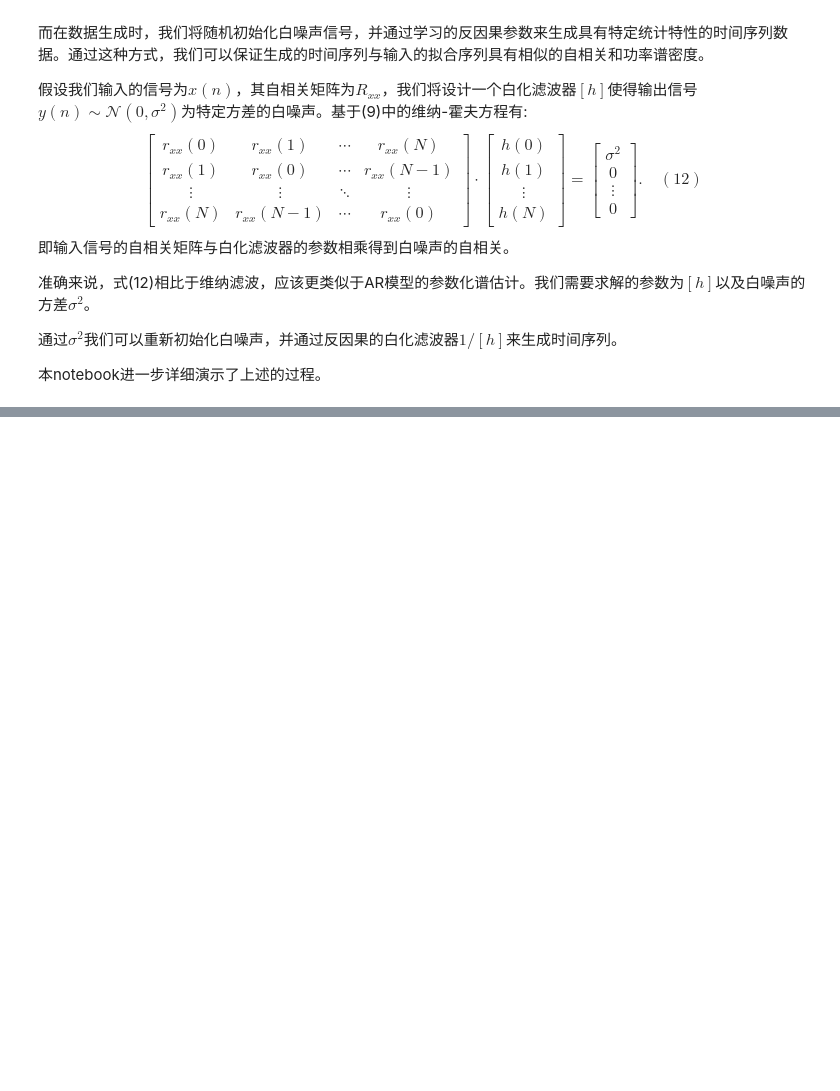
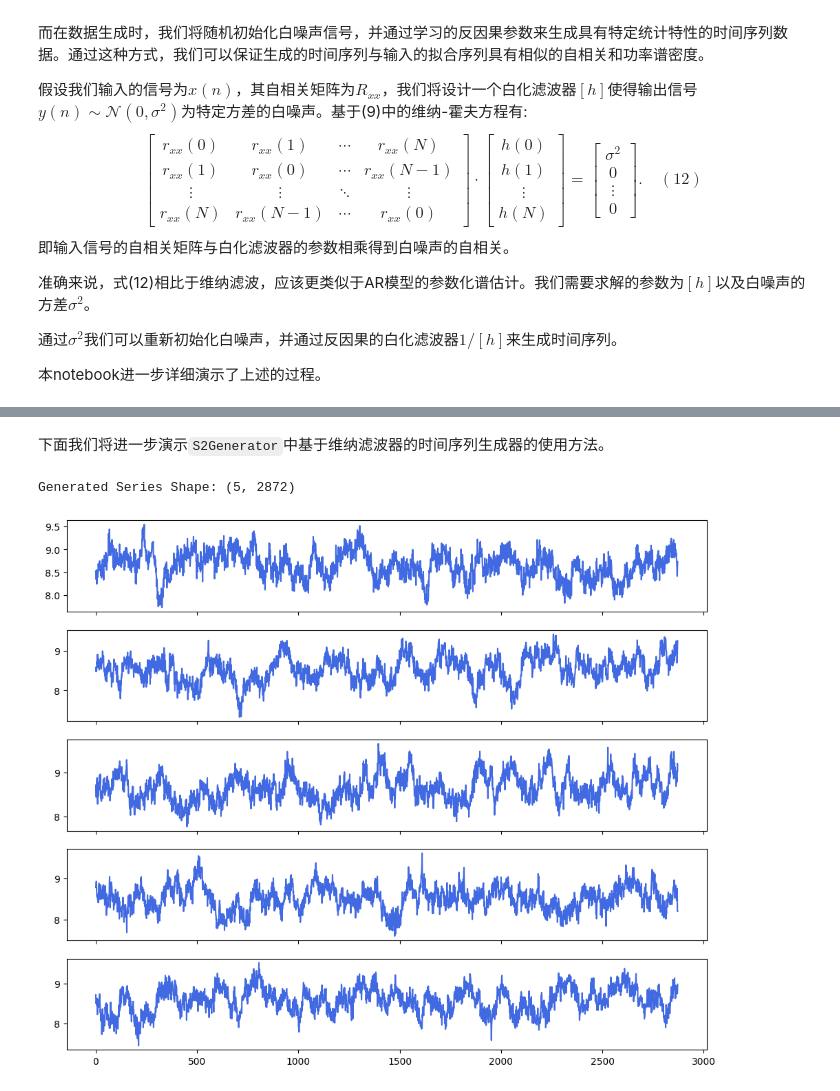
Before and after one commit to wwhenxuan/S2Generator, a Jupyter notebook: examples/20-wiener_filter_simulator.ipynb, the cells around one changed output, grey strips where cells are left out. Cells and saved outputs as stored; diff of their text form; code cells hidden in the pictures; blank space fills up the shorter version.

```diff
--- a/examples/20-wiener_filter_simulator.ipynb
+++ b/examples/20-wiener_filter_simulator.ipynb
@@ -92,0 +236,19 @@ from s2generator.utils import yule_walker, plot_simulator_statistics
+# %% [markdown]
+下面我们将进一步演示`S2Generator`中基于维纳滤波器的时间序列生成器的使用方法。
+# %%
+# 实例化维纳滤波器模拟器
+simulator = WienerFilterSimulator(filter_order=8) # 这里我们选择了一个稍微高阶的滤波器，以捕捉更多的自相关特性
+
+# 拟合模型
+simulator.fit(time_series)
+
+# 生成新的时间序列数据
+generated_series = simulator.transform(num_samples=5, seq_len=len(time_series), random_state=128)
+print("Generated Series Shape:", generated_series.shape)
+
+fig, ax = plt.subplots(5, 1, figsize=(12, 10), sharex=True)
+for i, series in enumerate(generated_series):
+    ax[i].plot(series, color="royalblue")
+# %% [output]
+Generated Series Shape: (5, 2872)
+[figure, added]
```
Also changed, not shown: parts of 15 cells of this notebook.
